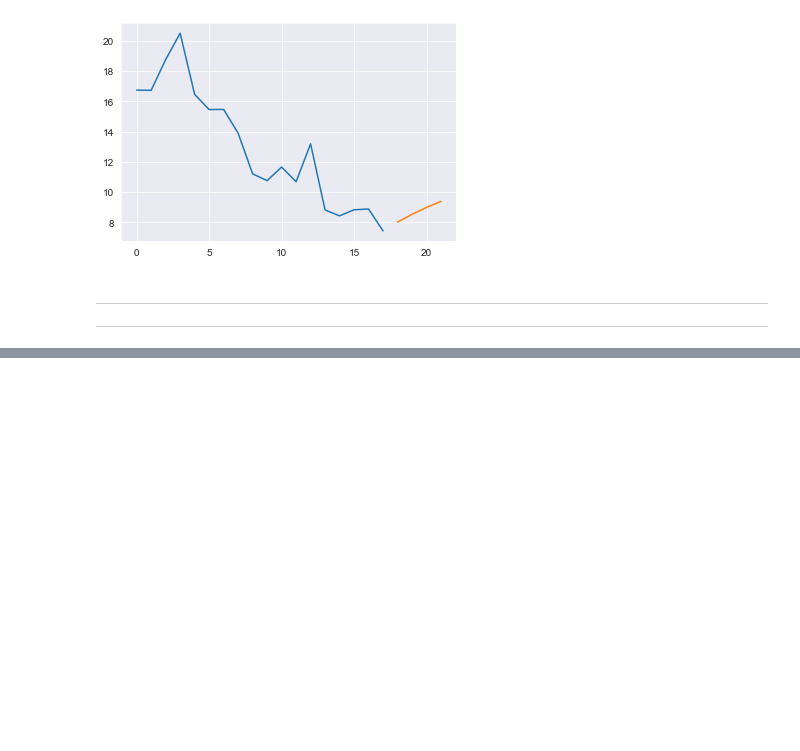
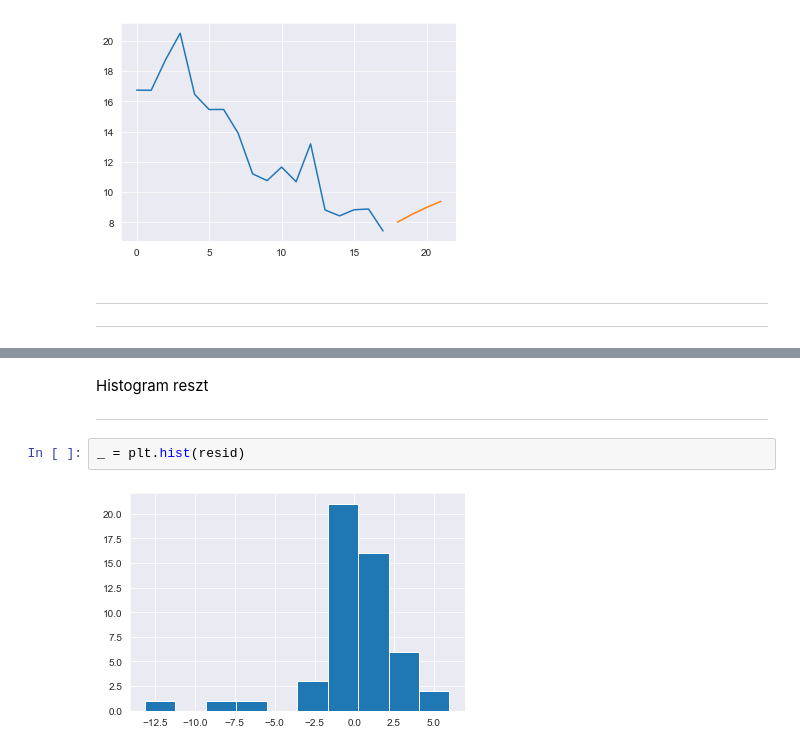
Before and after one commit to Eldow227/Time-Series-Analysis, a Jupyter notebook: Microsoft_net_value.ipynb, the cells around one changed output, grey strips where cells are left out. Saved outputs shown, nothing was run; the diff lists cells and outputs as text; blank space fills up the shorter version.

```diff
--- a/Microsoft_net_value.ipynb
+++ b/Microsoft_net_value.ipynb
@@ -224,0 +346,7 @@ plt.show()
+# %% [markdown]
+Histogram reszt
+*******
+# %%
+_ = plt.hist(resid)
+# %% [output]
+[figure, added]
```
Also changed, not shown: parts of 18 cells of this notebook.
